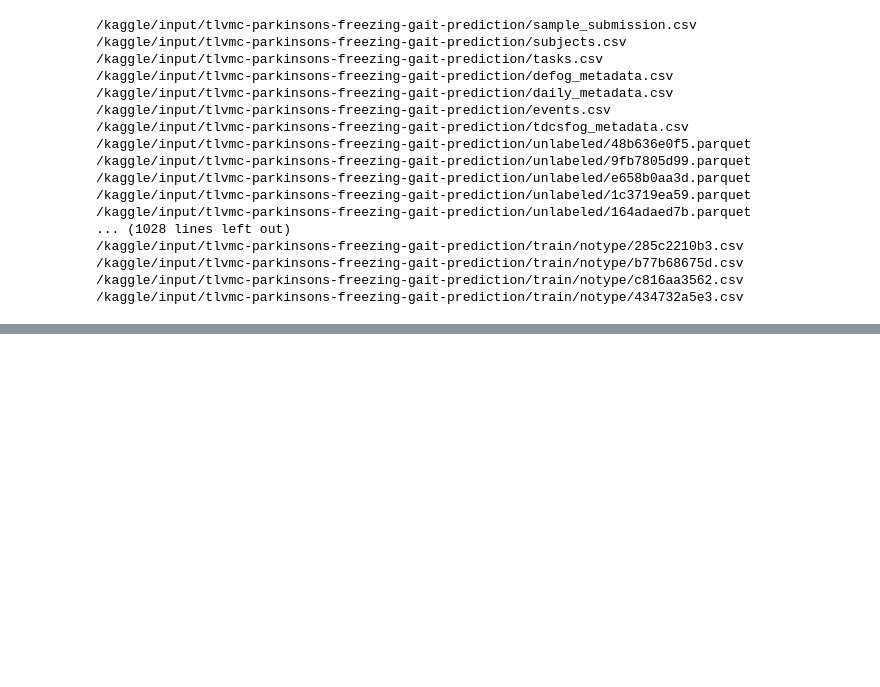
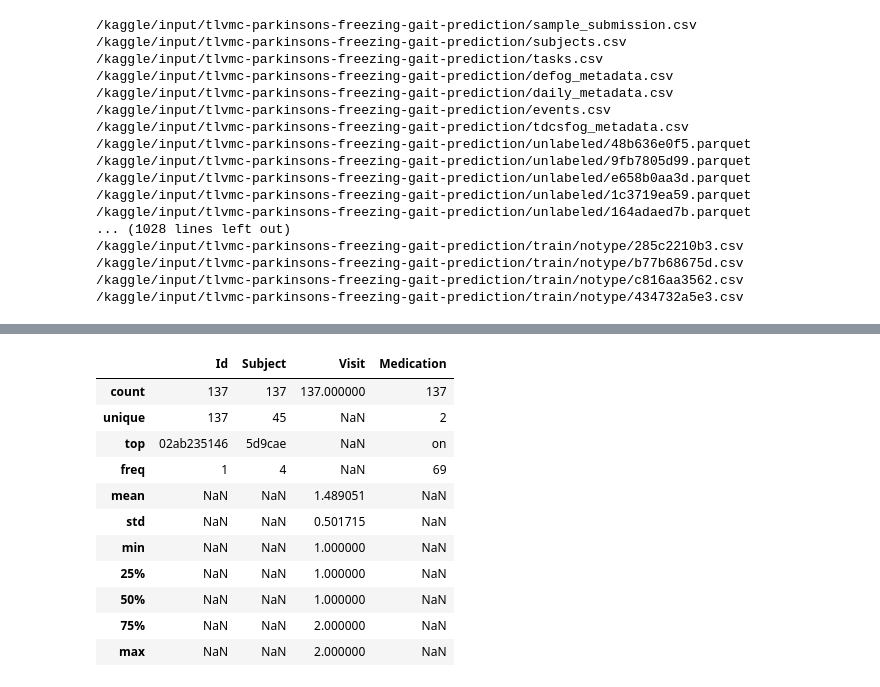
Before and after one commit to hello-bob/kaggle_parkinsons_fog, a Jupyter notebook: fog-eda.ipynb, the cells around one changed output, grey strips where cells are left out. Cells and saved outputs as stored; diff of their text form; code cells hidden in the pictures; blank space fills up the shorter version.

```diff
--- a/fog-eda.ipynb
+++ b/fog-eda.ipynb
@@ -57,0 +91,16 @@ subjects.head()
+# %%
+# Profiling home_meta
+home_meta.describe(include='all')
+# %% [output]
+|  | Id | Subject | Visit | Medication |
+| count | 137 | 137 | 137.000000 | 137 |
+| unique | 137 | 45 | NaN | 2 |
+| top | 02ab235146 | 5d9cae | NaN | on |
+| freq | 1 | 4 | NaN | 69 |
+| mean | NaN | NaN | 1.489051 | NaN |
+| std | NaN | NaN | 0.501715 | NaN |
+| min | NaN | NaN | 1.000000 | NaN |
+| 25% | NaN | NaN | 1.000000 | NaN |
+| 50% | NaN | NaN | 1.000000 | NaN |
+| 75% | NaN | NaN | 2.000000 | NaN |
+| max | NaN | NaN | 2.000000 | NaN |
```
Also changed, not shown: parts of 15 cells of this notebook.
